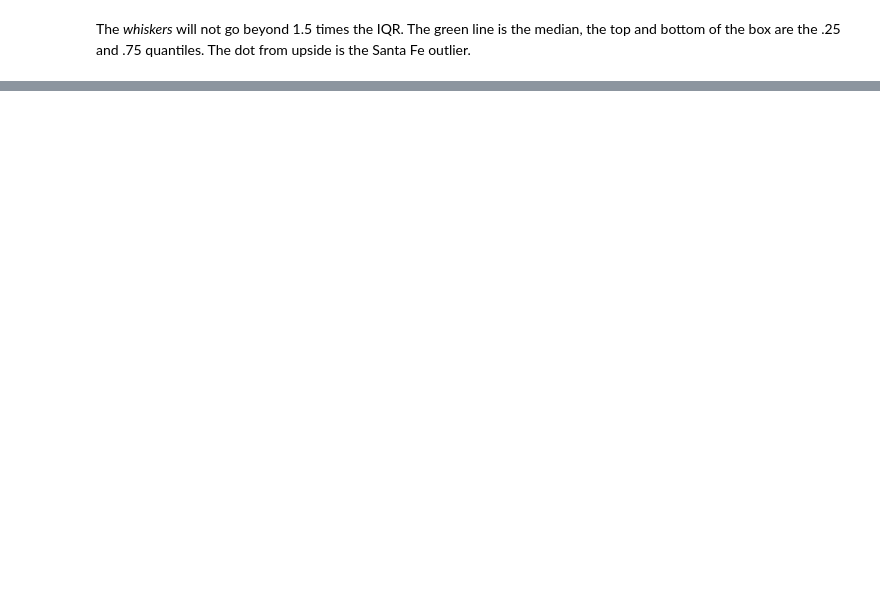
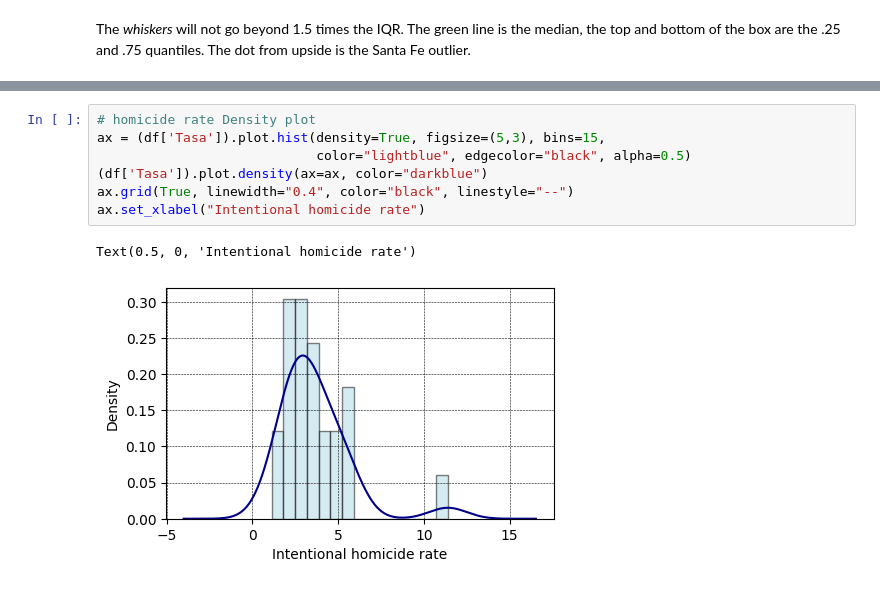
Before and after one commit to matuneville/practical-statistics-book, a Jupyter notebook: src/chapter_01/ExploratoryDataAnalysis_Py.ipynb, the cells around one changed output, grey strips where cells are left out. Cells and saved outputs as stored; diff of their text form; blank space fills up the shorter version.

```diff
--- a/src/chapter_01/ExploratoryDataAnalysis_Py.ipynb
+++ b/src/chapter_01/ExploratoryDataAnalysis_Py.ipynb
@@ -127,0 +133,10 @@ Text(0.5, 0, 'Intentional crime rate')
+# %%
+# homicide rate Density plot
+ax = (df['Tasa']).plot.hist(density=True, figsize=(5,3), bins=15,
+                            color="lightblue", edgecolor="black", alpha=0.5)
+(df['Tasa']).plot.density(ax=ax, color="darkblue")
+ax.grid(True, linewidth="0.4", color="black", linestyle="--")
+ax.set_xlabel("Intentional homicide rate")
+# %% [output]
+Text(0.5, 0, 'Intentional homicide rate')
+[figure, added]
```
Also changed, not shown: parts of 12 cells of this notebook.
